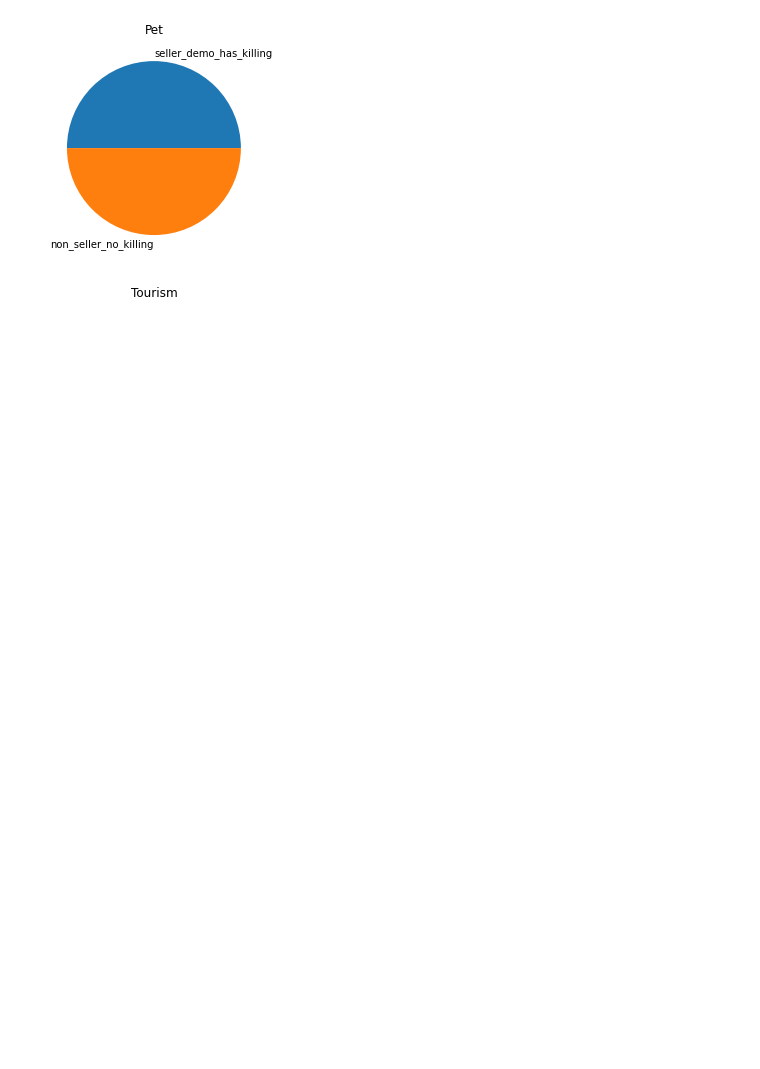
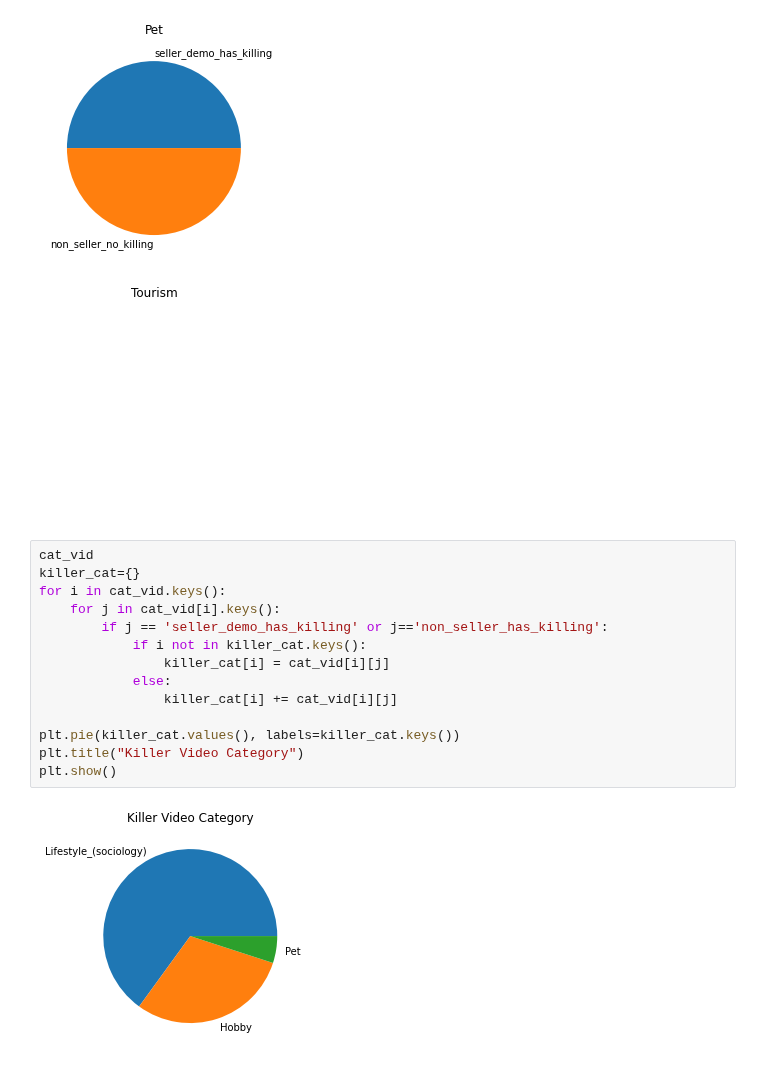
Before and after one commit to hoangantk6/Youtube_Hunting, a Jupyter notebook: 04-Data-Analysis/like and view.ipynb, the cells around one changed output. Drawn from its saved outputs; the diff is of its cells as text; blank space fills up the shorter version.

```diff
--- a/04-Data-Analysis/like and view.ipynb
+++ b/04-Data-Analysis/like and view.ipynb
@@ -287,3 +287,19 @@ plt.show()
 [figure]
 [figure]
 [figure]
+# %%
+cat_vid
+killer_cat={}
+for i in cat_vid.keys():
+    for j in cat_vid[i].keys():
+        if j == 'seller_demo_has_killing' or j=='non_seller_has_killing':
+            if i not in killer_cat.keys():
+                killer_cat[i] = cat_vid[i][j]
+            else:
+                killer_cat[i] += cat_vid[i][j]
+
+plt.pie(killer_cat.values(), labels=killer_cat.keys())
+plt.title("Killer Video Category")
+plt.show()
+# %% [output]
+[figure, added]
```
Also changed, not shown: parts of 2 cells of this notebook.
